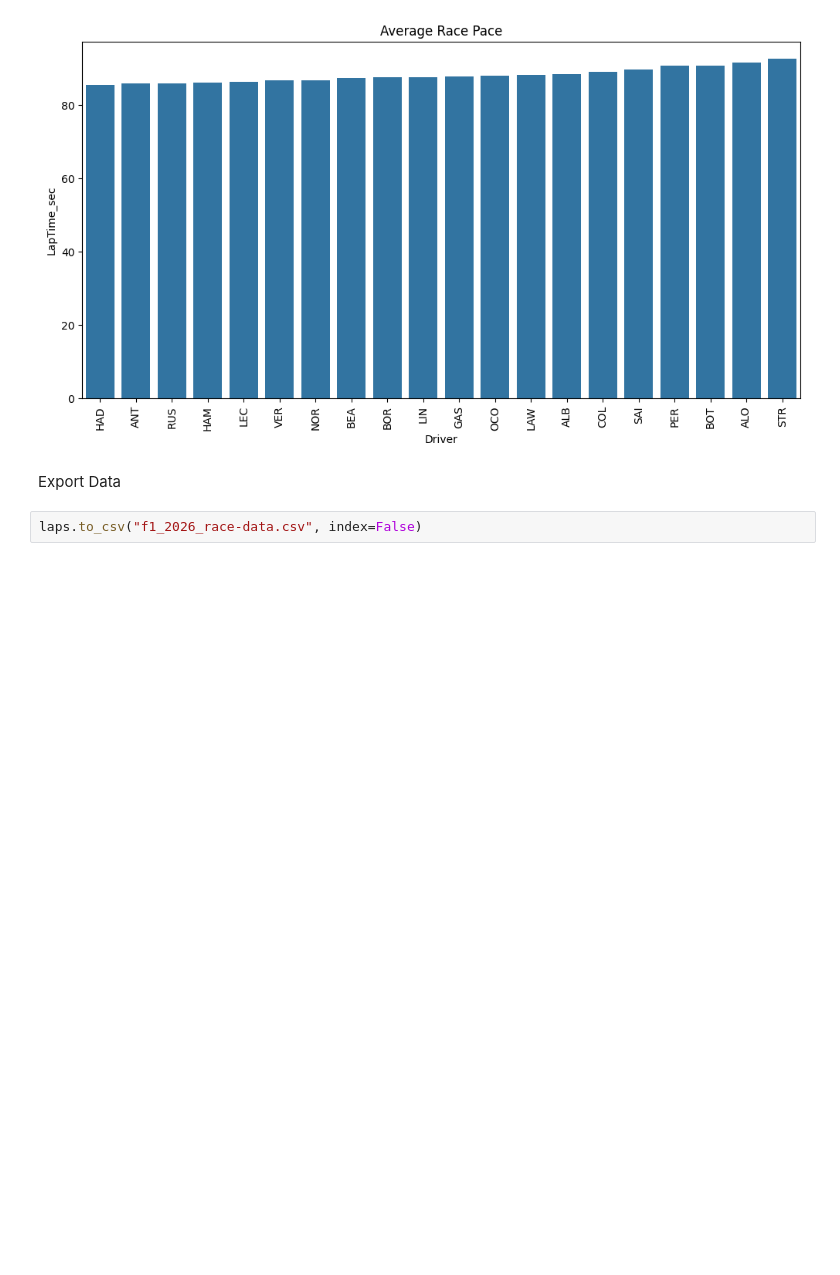
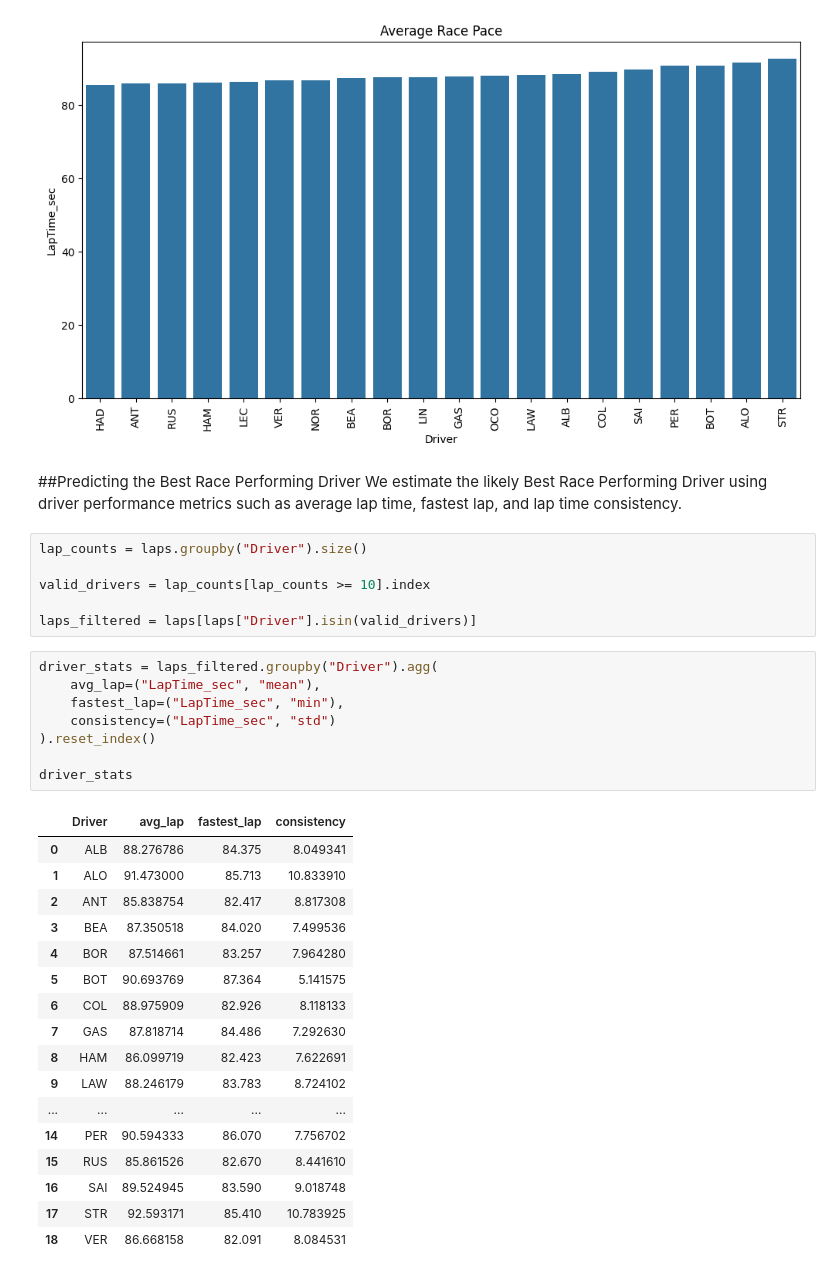
Before and after one commit to ronitmaheshwari05/F1-race-data-analysis, a Jupyter notebook: F1_Race_Data_Analysis_.ipynb, the cells around one changed output. Cells and saved outputs as stored; diff of their text form; blank space fills up the shorter version.

```diff
--- a/F1_Race_Data_Analysis_.ipynb
+++ b/F1_Race_Data_Analysis_.ipynb
@@ -354,7 +360,38 @@ plt.xticks(rotation= 90)
 plt.show()
 # %% [output]
 [figure]
-# %% [markdown]
-Export Data
-# %%
-laps.to_csv("f1_2026_race-data.csv", index=False)
+# %% [markdown]
+##Predicting the Best Race Performing Driver
+We estimate the likely Best Race Performing Driver using driver performance metrics such as average lap time, fastest lap, and lap time consistency.
+# %%
+lap_counts = laps.groupby("Driver").size()
+
+valid_drivers = lap_counts[lap_counts >= 10].index
+
+laps_filtered = laps[laps["Driver"].isin(valid_drivers)]
+# %%
+driver_stats = laps_filtered.groupby("Driver").agg(
+    avg_lap=("LapTime_sec", "mean"),
+    fastest_lap=("LapTime_sec", "min"),
+    consistency=("LapTime_sec", "std")
+).reset_index()
+
+driver_stats
+# %% [output]
+|  | Driver | avg_lap | fastest_lap | consistency |
+| 0 | ALB | 88.276786 | 84.375 | 8.049341 |
+| 1 | ALO | 91.473000 | 85.713 | 10.833910 |
+| 2 | ANT | 85.838754 | 82.417 | 8.817308 |
+| 3 | BEA | 87.350518 | 84.020 | 7.499536 |
+| 4 | BOR | 87.514661 | 83.257 | 7.964280 |
+| 5 | BOT | 90.693769 | 87.364 | 5.141575 |
+| 6 | COL | 88.975909 | 82.926 | 8.118133 |
+| 7 | GAS | 87.818714 | 84.486 | 7.292630 |
+| 8 | HAM | 86.099719 | 82.423 | 7.622691 |
+| 9 | LAW | 88.246179 | 83.783 | 8.724102 |
+| ... | ... | ... | ... | ... |
+| 14 | PER | 90.594333 | 86.070 | 7.756702 |
+| 15 | RUS | 85.861526 | 82.670 | 8.441610 |
+| 16 | SAI | 89.524945 | 83.590 | 9.018748 |
+| 17 | STR | 92.593171 | 85.410 | 10.783925 |
+| 18 | VER | 86.668158 | 82.091 | 8.084531 |
```
Also changed, not shown: parts of 13 cells of this notebook.
